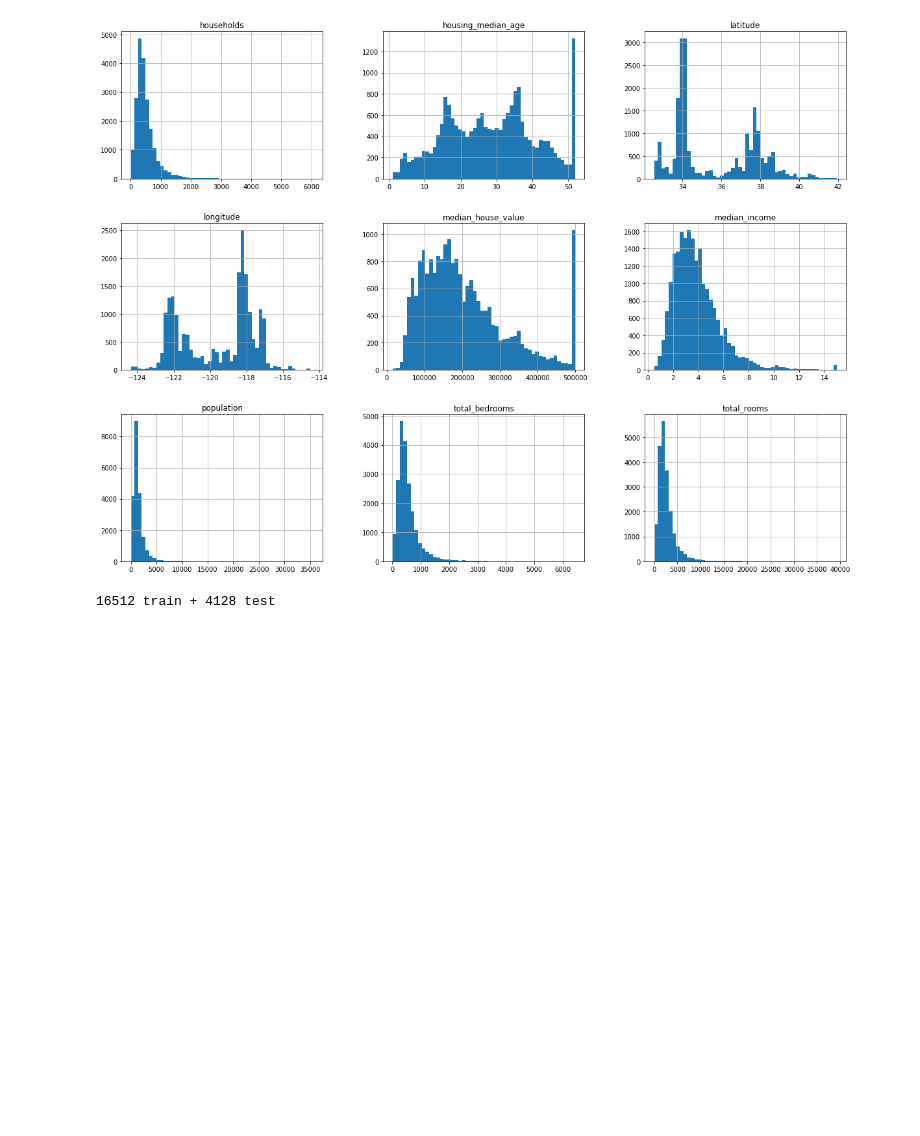
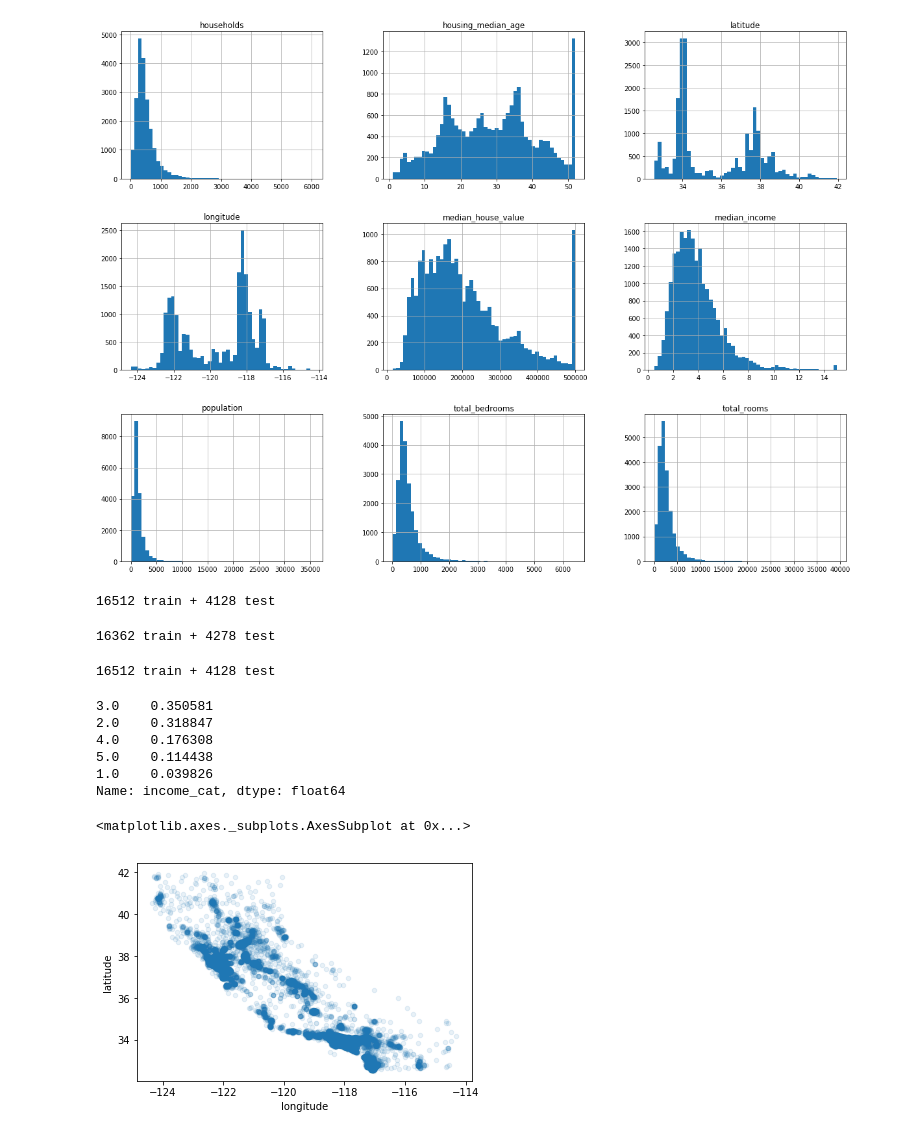
Before and after one commit to leoz0610/ml_playground, a Jupyter notebook: Housing.ipynb, the cells around one changed output. Saved outputs shown, nothing was run; the diff lists cells and outputs as text; code cells hidden in the pictures; blank space fills up the shorter version.

Commit message:
update test train set split

```diff
--- a/Housing.ipynb
+++ b/Housing.ipynb
@@ -102,0 +114,34 @@ print(len(train_set), "train +", len(test_set), "test")
+# %%
+housing_with_id = housing.reset_index() # adds an 'index' column
+train_set, test_set = split_train_test_by_id(housing_with_id, 0.2, "index")
+print(len(train_set), "train +", len(test_set), "test")
+# %% [output]
+16362 train + 4278 test
+# %%
+# scikit learn train_test_split
+from sklearn.model_selection import train_test_split
+
+train_set, test_set = train_test_split(housing, test_size=0.2, random_state=42) # random_state to specify random seed
+print(len(train_set), "train +", len(test_set), "test")
+# %% [output]
+16512 train + 4128 test
+# %%
+# if median income is very important feature, we need to create category attribute to ensure test set is representative
+housing["income_cat"] = np.ceil(housing["median_income"] / 1.5)
+housing["income_cat"].where(housing["income_cat"] < 5.0, 5.0, inplace=True)
+housing["income_cat"].value_counts() / len(housing)
+# %% [output]
+3.0    0.350581
+2.0    0.318847
+4.0    0.176308
+5.0    0.114438
+1.0    0.039826
+Name: income_cat, dtype: float64
+# %%
+# stratified sampling
+from sklearn.model_selection import StratifiedShuffleSplit
+
+split = StratifiedShuffleSplit(n_splits=1, test_size=0.2, random_state=42)
+for train_index, test_index in split.split(housing, housing["income_cat"]):
+    strat_train_set = housing.loc[train_index]
+    strat_test_set = housing.loc[test_index]
@@ -102,0 +152,6 @@ print(len(train_set), "train +", len(test_set), "test")
+# %%
+housing = strat_train_set.copy()
+housing.plot(kind="scatter", x="longitude", y="latitude", alpha=0.1)
+# %% [output]
+<matplotlib.axes._subplots.AxesSubplot at 0x...>
+[figure, added]
```
Also changed, not shown: parts of 3 cells of this notebook.
